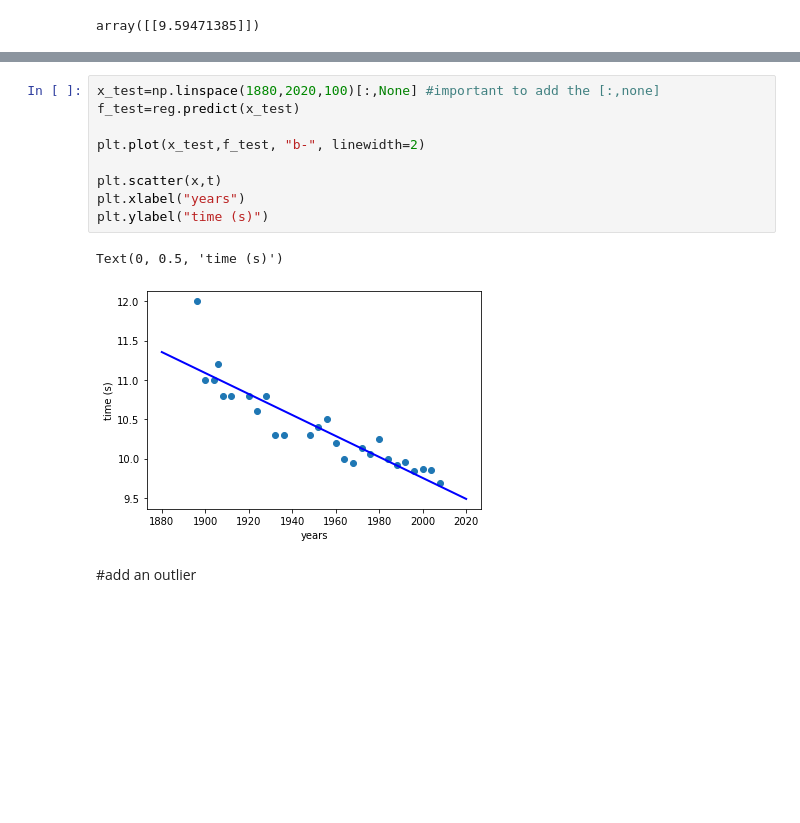
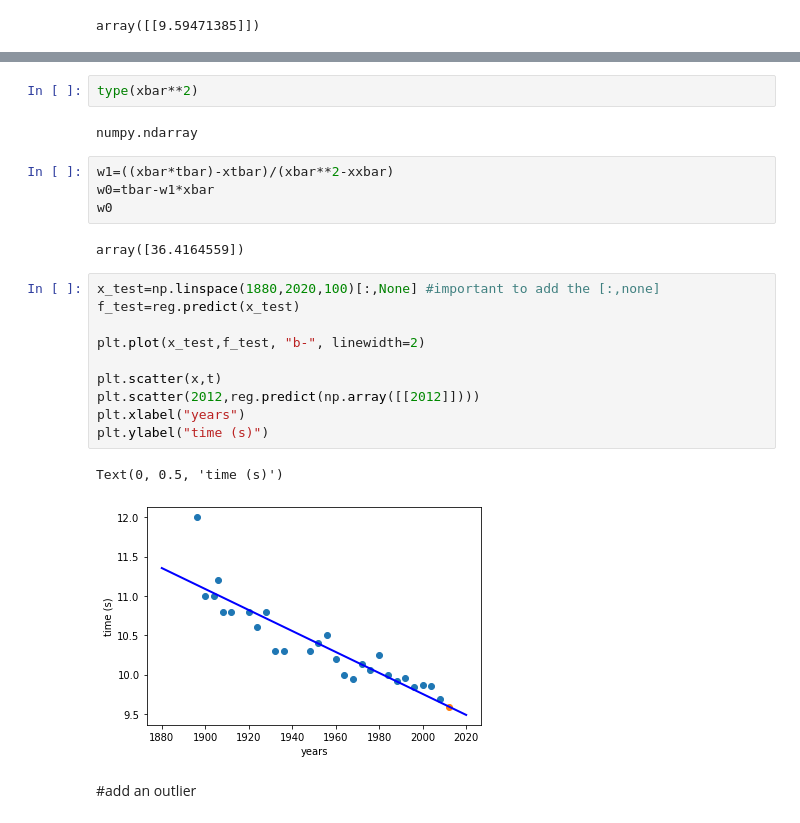
Before and after one commit to nibagon/MLforDS, a Jupyter notebook: Unit1_regression/regression.ipynb, the cells around one changed output, grey strips where cells are left out. Saved outputs shown, nothing was run; the diff lists cells and outputs as text; blank space fills up the shorter version.

```diff
--- a/Unit1_regression/regression.ipynb
+++ b/Unit1_regression/regression.ipynb
@@ -82,15 +104,26 @@ array([[9.59471385]])
+# %%
+type(xbar**2)
+# %% [output]
+numpy.ndarray
+# %%
+w1=((xbar*tbar)-xtbar)/(xbar**2-xxbar)
+w0=tbar-w1*xbar
+w0
+# %% [output]
+array([36.4164559])
 # %%
 x_test=np.linspace(1880,2020,100)[:,None] #important to add the [:,none]
 f_test=reg.predict(x_test)
 
 plt.plot(x_test,f_test, "b-", linewidth=2)
 
 plt.scatter(x,t)
+plt.scatter(2012,reg.predict(np.array([[2012]])))
 plt.xlabel("years")
 plt.ylabel("time (s)")
 # %% [output]
 Text(0, 0.5, 'time (s)')
-[figure, old version]
+[figure, new version]
 # %% [markdown]
 #add an outlier
 # %%
```
Also changed, not shown: parts of 5 cells of this notebook.
